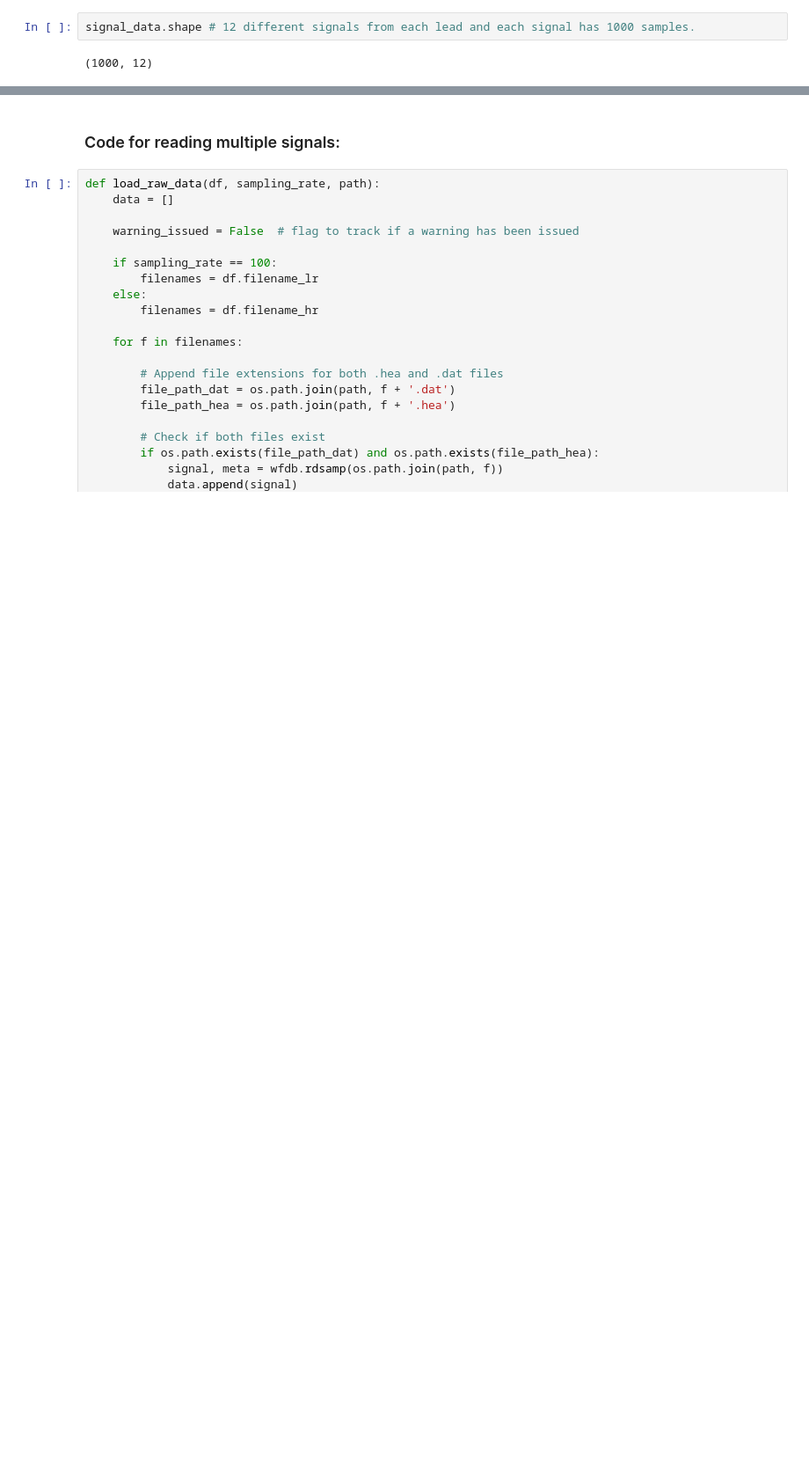
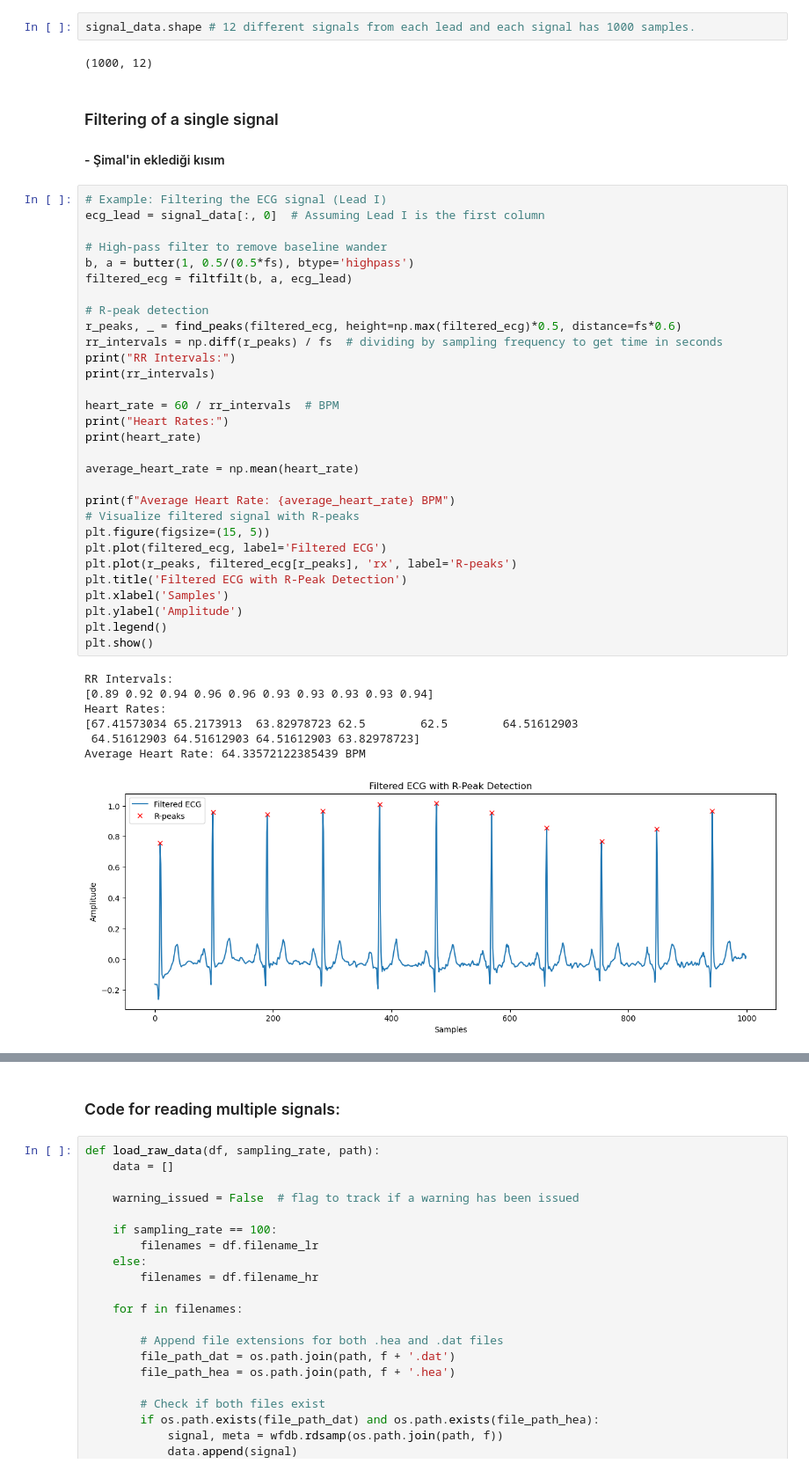
Before and after one commit to cem-cagatay/elec447, a Jupyter notebook: elec447_project.ipynb, the cells around one changed output, grey strips where cells are left out. Shown: that part at 88% size. Saved outputs shown, nothing was run; the diff lists cells and outputs as text; blank space fills up the shorter version.

```diff
--- a/elec447_project.ipynb
+++ b/elec447_project.ipynb
@@ -36,3 +41,44 @@ plt.show()
 signal_data.shape # 12 different signals from each lead and each signal has 1000 samples.
 # %% [output]
 (1000, 12)
+# %% [markdown]
+### Filtering of a single signal
+#### - Şimal'in eklediği kısım
+# %%
+# Example: Filtering the ECG signal (Lead I)
+ecg_lead = signal_data[:, 0]  # Assuming Lead I is the first column
+
+# High-pass filter to remove baseline wander
+b, a = butter(1, 0.5/(0.5*fs), btype='highpass')
+filtered_ecg = filtfilt(b, a, ecg_lead)
+
+# R-peak detection
+r_peaks, _ = find_peaks(filtered_ecg, height=np.max(filtered_ecg)*0.5, distance=fs*0.6)
+rr_intervals = np.diff(r_peaks) / fs  # dividing by sampling frequency to get time in seconds
+print("RR Intervals:")
+print(rr_intervals)
+
+heart_rate = 60 / rr_intervals  # BPM
+print("Heart Rates:")
+print(heart_rate)
+
+average_heart_rate = np.mean(heart_rate)
+
+print(f"Average Heart Rate: {average_heart_rate} BPM")
+# Visualize filtered signal with R-peaks
+plt.figure(figsize=(15, 5))
+plt.plot(filtered_ecg, label='Filtered ECG')
+plt.plot(r_peaks, filtered_ecg[r_peaks], 'rx', label='R-peaks')
+plt.title('Filtered ECG with R-Peak Detection')
+plt.xlabel('Samples')
+plt.ylabel('Amplitude')
+plt.legend()
+plt.show()
+# %% [output]
+RR Intervals:
+[0.89 0.92 0.94 0.96 0.96 0.93 0.93 0.93 0.93 0.94]
+Heart Rates:
+[67.41573034 65.2173913  63.82978723 62.5        62.5        64.51612903
+ 64.51612903 64.51612903 64.51612903 63.82978723]
+Average Heart Rate: 64.33572122385439 BPM
+[figure, added]
```
Also changed, not shown: parts of 2 cells of this notebook.
